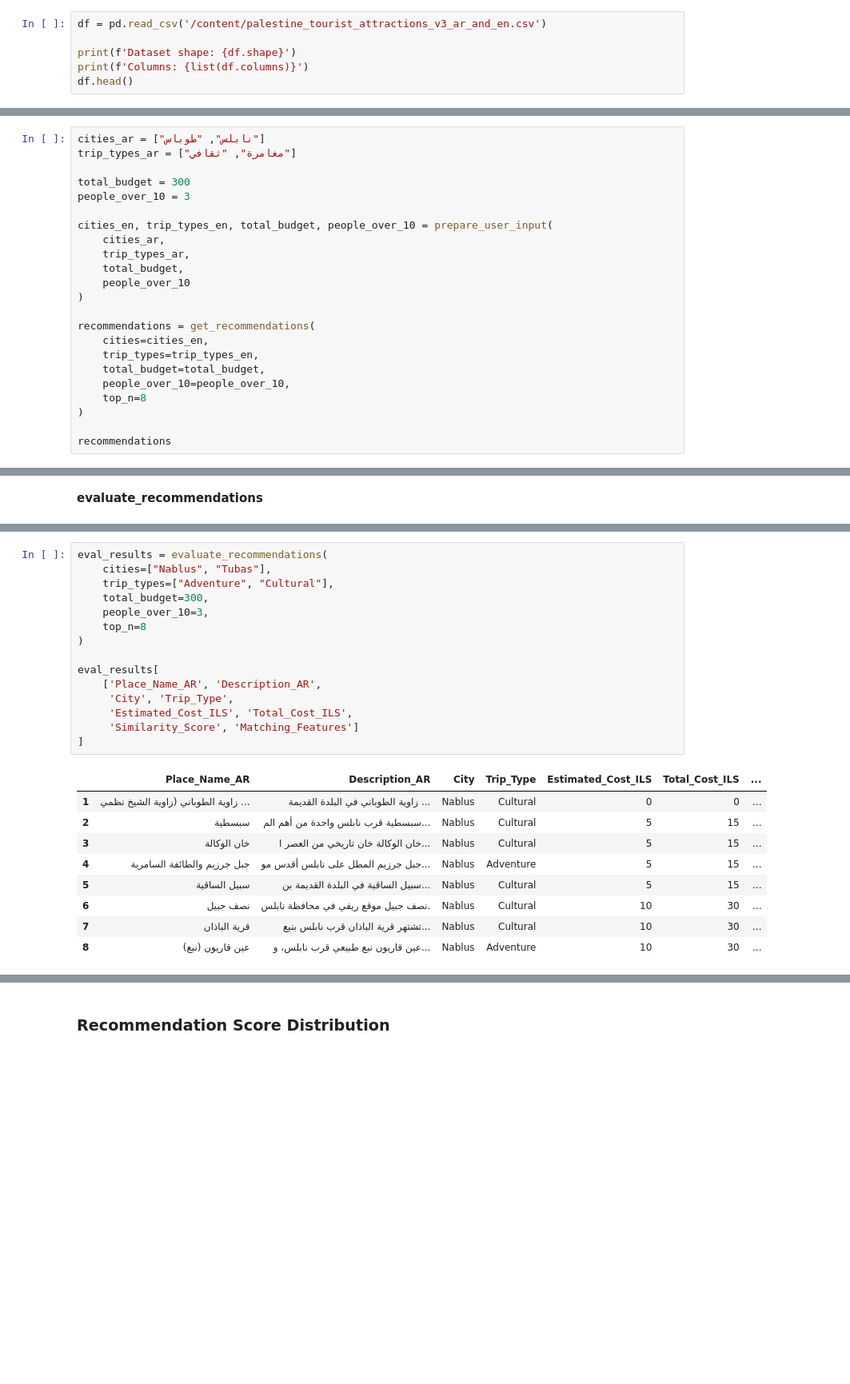
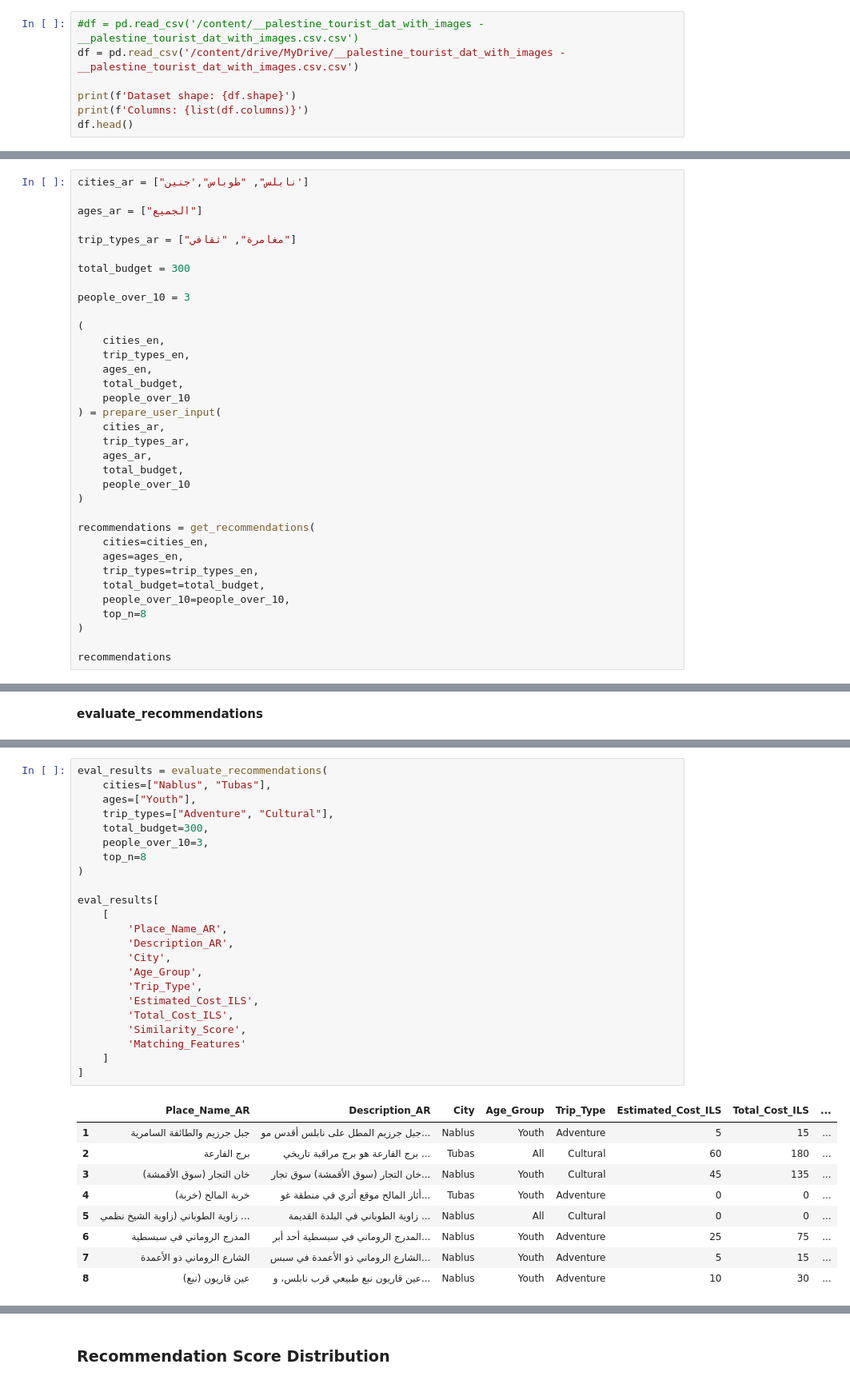
Before and after one commit to Asalasadat/AI-Travel-Squad, a Jupyter notebook: AI&ML/Code/palestine_tourism_recommendation.ipynb, the cells around one changed output, grey strips where cells are left out. Shown at 80% size. Saved outputs shown, nothing was run; the diff lists cells and outputs as text; blank space fills up the shorter version.

```diff
--- a/AI&ML/Code/palestine_tourism_recommendation.ipynb
+++ b/AI&ML/Code/palestine_tourism_recommendation.ipynb
@@ -38,7 +43,8 @@ Libraries loaded.
 # %% [markdown]
 ## 2. Load and Explore the Dataset
 # %%
-df = pd.read_csv('/content/palestine_tourist_attractions_v3_ar_and_en.csv')
+#df = pd.read_csv('/content/__palestine_tourist_dat_with_images - __palestine_tourist_dat_with_images.csv.csv')
+df = pd.read_csv('/content/drive/MyDrive/__palestine_tourist_dat_with_images - __palestine_tourist_dat_with_images.csv.csv')
 
 print(f'Dataset shape: {df.shape}')
 print(f'Columns: {list(df.columns)}')
@@ -664,19 +797,31 @@ def prepare_user_input(cities_ar, trip_types_ar, total_budget, people_over_10):
 # %%
-cities_ar = ["نابلس", "طوباس"]
+cities_ar = ["نابلس", "طوباس",'جنين']
+
+ages_ar = ["الجميع"]
+
 trip_types_ar = ["مغامرة", "ثقافي"]
 
 total_budget = 300
+
 people_over_10 = 3
 
-cities_en, trip_types_en, total_budget, people_over_10 = prepare_user_input(
+(
+    cities_en,
+    trip_types_en,
+    ages_en,
+    total_budget,
+    people_over_10
+) = prepare_user_input(
     cities_ar,
     trip_types_ar,
+    ages_ar,
     total_budget,
     people_over_10
 )
 
 recommendations = get_recommendations(
     cities=cities_en,
+    ages=ages_en,
     trip_types=trip_types_en,
     total_budget=total_budget,
     people_over_10=people_over_10,
@@ -769,28 +928,36 @@ def evaluate_recommendations(cities, trip_types, total_budget,
 # %%
 eval_results = evaluate_recommendations(
     cities=["Nablus", "Tubas"],
+    ages=["Youth"],
     trip_types=["Adventure", "Cultural"],
     total_budget=300,
     people_over_10=3,
     top_n=8
 )
 
 eval_results[
-    ['Place_Name_AR', 'Description_AR',
-     'City', 'Trip_Type',
-     'Estimated_Cost_ILS', 'Total_Cost_ILS',
-     'Similarity_Score', 'Matching_Features']
+    [
+        'Place_Name_AR',
+        'Description_AR',
+        'City',
+        'Age_Group',
+        'Trip_Type',
+        'Estimated_Cost_ILS',
+        'Total_Cost_ILS',
+        'Similarity_Score',
+        'Matching_Features'
+    ]
 ]
 # %% [output]
-|  | Place_Name_AR | Description_AR | City | Trip_Type | Estimated_Cost_ILS | Total_Cost_ILS | ... |
-| 1 | زاوية الطوباني (زاوية الشيخ نظمي ... | زاوية الطوباني في البلدة القديمة ... | Nablus | Cultural | 0 | 0 | ... |
-| 2 | سبسطية | سبسطية قرب نابلس واحدة من أهم الم... | Nablus | Cultural | 5 | 15 | ... |
-| 3 | خان الوكالة | خان الوكالة خان تاريخي من العصر ا... | Nablus | Cultural | 5 | 15 | ... |
-| 4 | جبل جرزيم والطائفة السامرية | جبل جرزيم المطل على نابلس أقدس مو... | Nablus | Adventure | 5 | 15 | ... |
-| 5 | سبيل الساقية | سبيل الساقية في البلدة القديمة بن... | Nablus | Cultural | 5 | 15 | ... |
-| 6 | نصف جبيل | نصف جبيل موقع ريفي في محافظة نابلس. | Nablus | Cultural | 10 | 30 | ... |
-| 7 | قرية الباذان | تشتهر قرية الباذان قرب نابلس بنبع... | Nablus | Cultural | 10 | 30 | ... |
-| 8 | عين قاريون (نبع) | عين قاريون نبع طبيعي قرب نابلس، و... | Nablus | Adventure | 10 | 30 | ... |
+|  | Place_Name_AR | Description_AR | City | Age_Group | Trip_Type | Estimated_Cost_ILS | Total_Cost_ILS | ... |
+| 1 | جبل جرزيم والطائفة السامرية | جبل جرزيم المطل على نابلس أقدس مو... | Nablus | Youth | Adventure | 5 | 15 | ... |
+| 2 | برج الفارعة | برج الفارعة هو برج مراقبة تاريخي ... | Tubas | All | Cultural | 60 | 180 | ... |
+| 3 | خان التجار (سوق الأقمشة) | خان التجار (سوق الأقمشة) سوق تجار... | Nablus | Youth | Cultural | 45 | 135 | ... |
+| 4 | خربة المالح (خربة) | أثار المالح موقع أثري في منطقة غو... | Tubas | Youth | Adventure | 0 | 0 | ... |
+| 5 | زاوية الطوباني (زاوية الشيخ نظمي ... | زاوية الطوباني في البلدة القديمة ... | Nablus | All | Cultural | 0 | 0 | ... |
+| 6 | المدرج الروماني في سبسطية | المدرج الروماني في سبسطية أحد أبر... | Nablus | Youth | Adventure | 25 | 75 | ... |
+| 7 | الشارع الروماني ذو الأعمدة | الشارع الروماني ذو الأعمدة في سبس... | Nablus | Youth | Adventure | 5 | 15 | ... |
+| 8 | عين قاريون (نبع) | عين قاريون نبع طبيعي قرب نابلس، و... | Nablus | Youth | Adventure | 10 | 30 | ... |
 # %% [markdown]
 ## 6. Similarity Score Distribution
 
```
Also changed, not shown: parts of 21 cells of this notebook.
